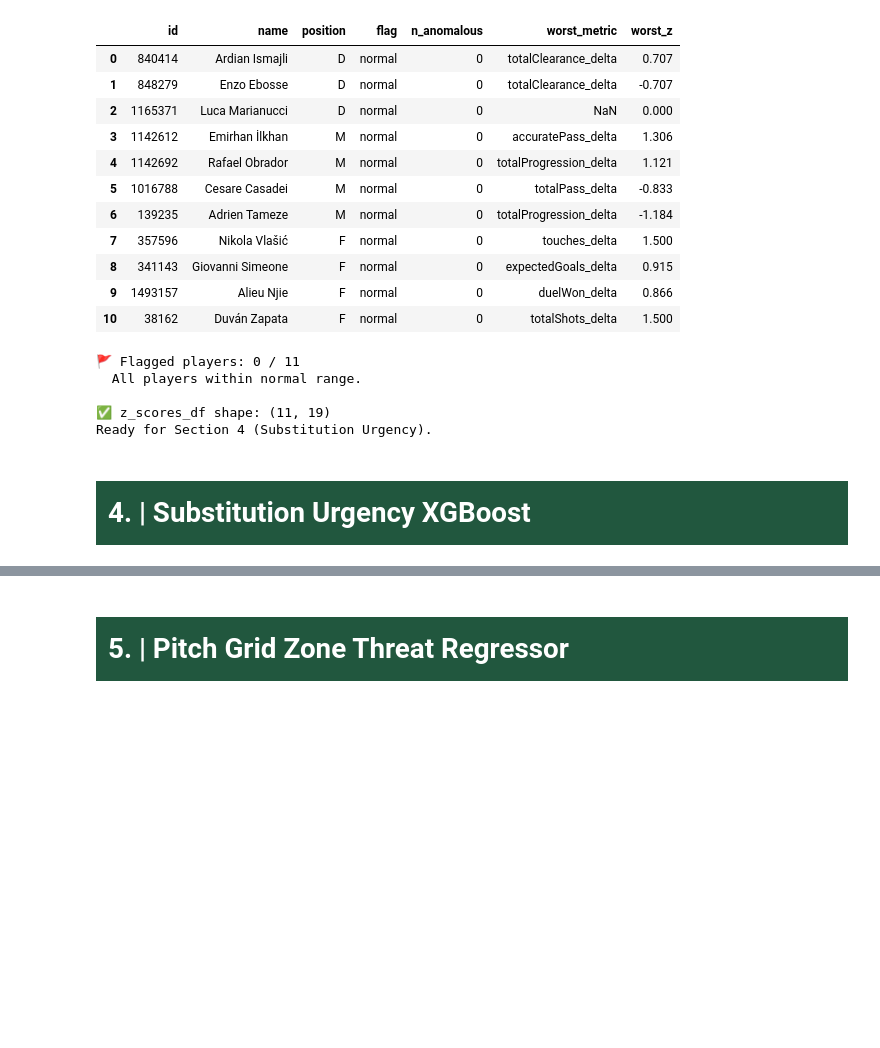
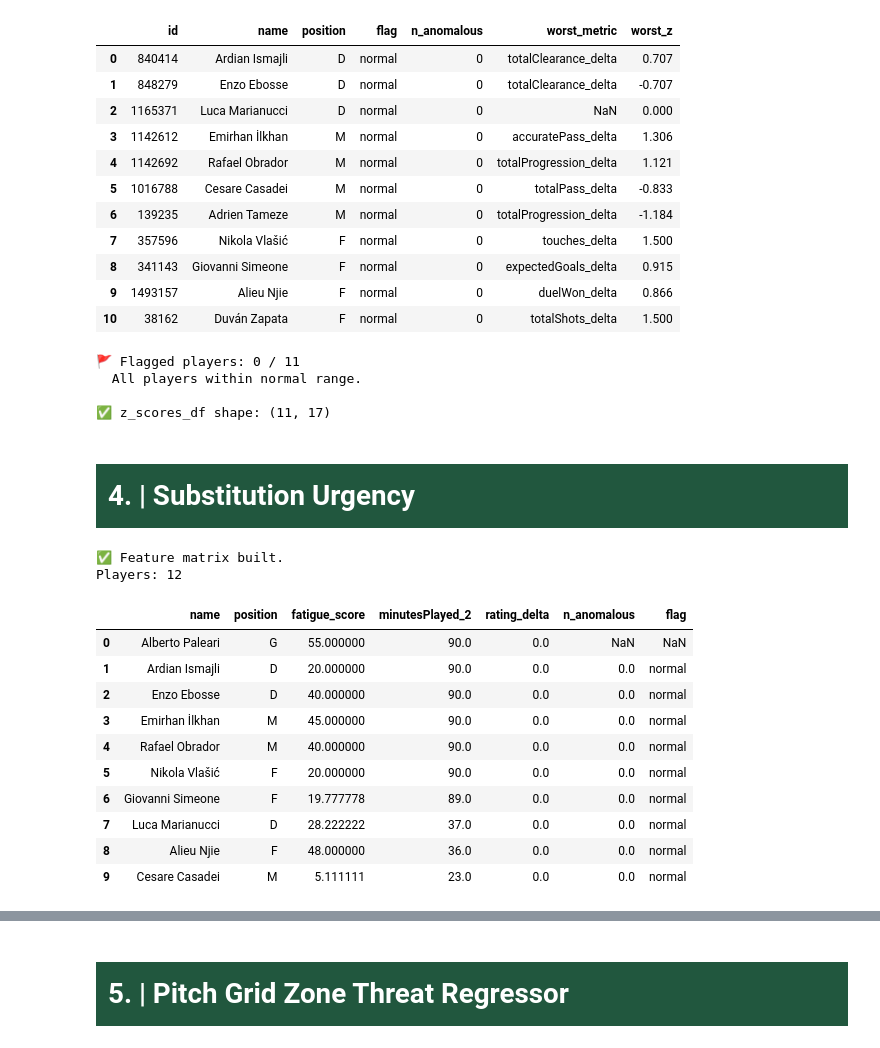
Before and after one commit to AI-Assistant-for-Football-Tactical/AI, a Jupyter notebook: in_match.ipynb, the cells around one changed output, grey strips where cells are left out. Cells and saved outputs as stored; diff of their text form; code cells hidden in the pictures; blank space fills up the shorter version.

Commit message:
add Section 4 — Substitution Urgency Scorer

```diff
--- a/in_match.ipynb
+++ b/in_match.ipynb
@@ -1253,12 +1253,62 @@ if not flagged.empty:
 else:
     print('  All players within normal range.')
 print(f'\n✅ z_scores_df shape: {z_scores_df.shape}')
-print('Ready for Section 4 (Substitution Urgency).')
 # %% [output]
 🚩 Flagged players: 0 / 11
   All players within normal range.
 
-✅ z_scores_df shape: (11, 19)
-Ready for Section 4 (Substitution Urgency).
+✅ z_scores_df shape: (11, 17)
 # %% [markdown]
-# <div style="font-family: Trebuchet MS; background-color:rgba(33, 87, 62, 1); color: #FFFFFF; padding: 12px; line-height: 1.5;">4. | Substitution Urgency XGBoost   </div>
+# <div style="font-family: Trebuchet MS; background-color:rgba(33, 87, 62, 1); color: #FFFFFF; padding: 12px; line-height: 1.5;">4. | Substitution Urgency  </div>
+# %%
+# Start from engineered_features (Section 2 output: fatigue, drift, pass influence)
+urgency_input = engineered_features.copy()
+# Merge z-score flags from Section 3
+if not z_scores_df.empty:
+    z_merge_cols = ['id', 'n_anomalous', 'flag', 'anomalous_metrics', 'worst_metric', 'worst_z']
+    z_available = [c for c in z_merge_cols if c in z_scores_df.columns]
+    urgency_input = urgency_input.merge(
+        z_scores_df[z_available],
+        on='id', how='left'
+    )
+else:
+    urgency_input['n_anomalous'] = 0
+    urgency_input['flag'] = 'normal'
+    urgency_input['anomalous_metrics'] = [[] for _ in range(len(urgency_input))]
+# Ensure all needed columns exist with safe defaults
+for col, default in [
+    ('fatigue_score', 0.0), ('minutesPlayed_2', 0.0), ('rating_1', 6.0),
+    ('rating_2', 6.0), ('n_anomalous', 0), ('drift_distance', 0.0),
+    ('duelWon_delta', 0.0), ('duelLost_delta', 0.0),
+    ('accuratePass_delta', 0.0), ('totalPass_delta', 0.0),
+]:
+    if col not in urgency_input.columns:
+        urgency_input[col] = default
+# Compute derived features
+urgency_input['rating_delta'] = urgency_input['rating_2'].fillna(6.0) - urgency_input['rating_1'].fillna(6.0)
+urgency_input['pass_accuracy_window'] = (
+    urgency_input['accuratePass_delta'] / urgency_input['totalPass_delta'].replace(0, np.nan)
+).fillna(0)
+total_duels = urgency_input['duelWon_delta'] + urgency_input['duelLost_delta']
+urgency_input['duel_win_pct_window'] = (
+    urgency_input['duelWon_delta'] / total_duels.replace(0, np.nan)
+).fillna(0)
+print("✅ Feature matrix built.")
+print(f"Players: {len(urgency_input)}")
+feature_cols = ['name', 'position', 'fatigue_score', 'minutesPlayed_2', 'rating_delta', 'n_anomalous', 'flag']
+available = [c for c in feature_cols if c in urgency_input.columns]
+display(urgency_input[available].head(10))
+# %% [output]
+✅ Feature matrix built.
+Players: 12
+|  | name | position | fatigue_score | minutesPlayed_2 | rating_delta | n_anomalous | flag |
+| 0 | Alberto Paleari | G | 55.000000 | 90.0 | 0.0 | NaN | NaN |
+| 1 | Ardian Ismajli | D | 20.000000 | 90.0 | 0.0 | 0.0 | normal |
+| 2 | Enzo Ebosse | D | 40.000000 | 90.0 | 0.0 | 0.0 | normal |
+| 3 | Emirhan İlkhan | M | 45.000000 | 90.0 | 0.0 | 0.0 | normal |
+| 4 | Rafael Obrador | M | 40.000000 | 90.0 | 0.0 | 0.0 | normal |
+| 5 | Nikola Vlašić | F | 20.000000 | 90.0 | 0.0 | 0.0 | normal |
+| 6 | Giovanni Simeone | F | 19.777778 | 89.0 | 0.0 | 0.0 | normal |
+| 7 | Luca Marianucci | D | 28.222222 | 37.0 | 0.0 | 0.0 | normal |
+| 8 | Alieu Njie | F | 48.000000 | 36.0 | 0.0 | 0.0 | normal |
+| 9 | Cesare Casadei | M | 5.111111 | 23.0 | 0.0 | 0.0 | normal |
```
Also changed, not shown: parts of 3 cells of this notebook.
